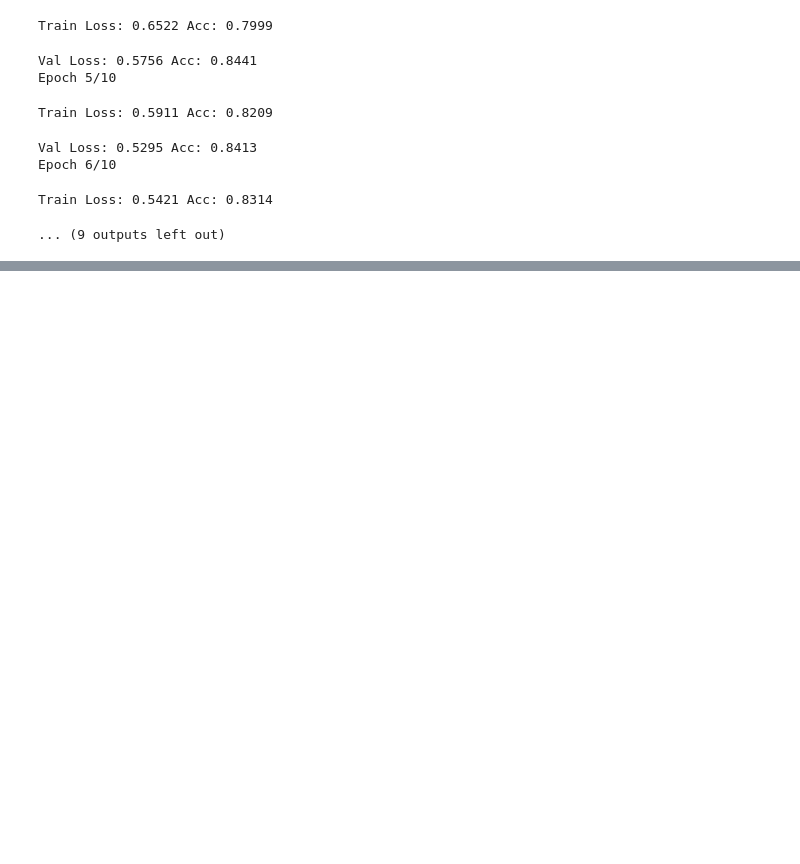
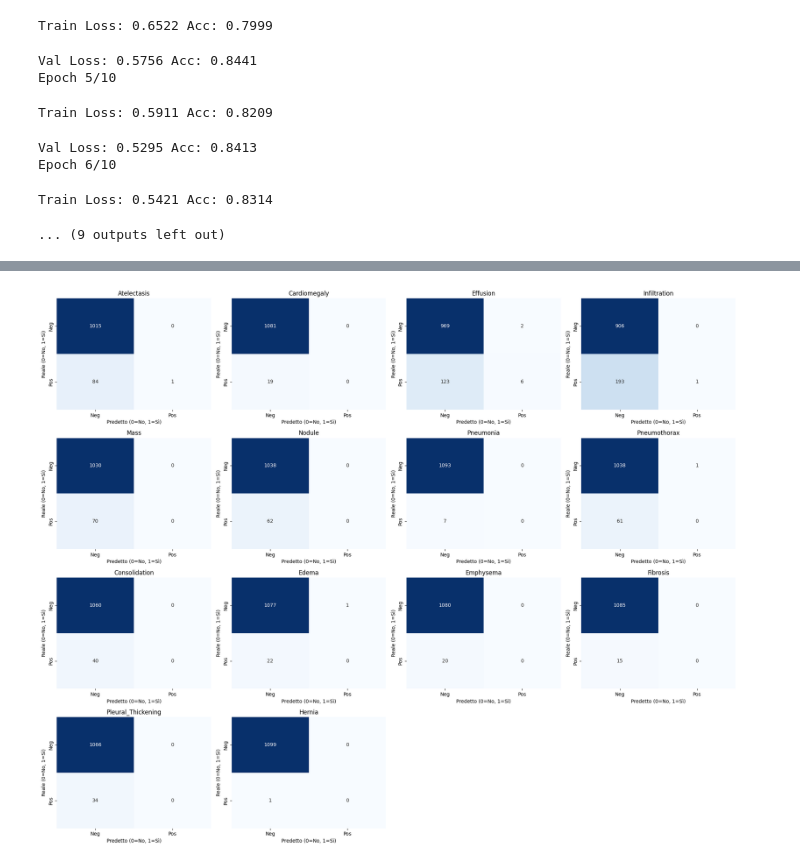
Before and after one commit to vbertei/BrainMRITumorSegmentation, a Jupyter notebook: Progetto_CV_MIRCV.ipynb, the cells around one changed output, grey strips where cells are left out. Saved outputs shown, nothing was run; the diff lists cells and outputs as text; code cells hidden in the pictures; blank space fills up the shorter version.

```diff
--- a/Progetto_CV_MIRCV.ipynb
+++ b/Progetto_CV_MIRCV.ipynb
@@ -1528,0 +1601,63 @@ weighted avg       0.86      0.87      0.86      1405
+# %%
+from sklearn.metrics import multilabel_confusion_matrix
+import seaborn as sns
+
+xray_classes = [
+    'Atelectasis', 'Cardiomegaly', 'Effusion', 'Infiltration', 'Mass', 'Nodule',
+    'Pneumonia', 'Pneumothorax', 'Consolidation', 'Edema', 'Emphysema',
+    'Fibrosis', 'Pleural_Thickening', 'Hernia'
+]
+
+def evaluate_multilabel_xray(model_path, dataloader, class_names, device):
+    print(f"\n--- Valutazione Avanzata Multi-Label X-Ray: {model_path} ---")
+
+    try:
+        model = torch.load(model_path, map_location=device)
+    except FileNotFoundError:
+        print(f"Errore: File {model_path} non trovato.")
+        return
+
+    model.eval()
+    all_preds = []
+    all_labels = []
+
+    print("Generazione predizioni...")
+    with torch.no_grad():
+        for inputs, labels in dataloader:
+            inputs = inputs.to(device)
+            labels = labels.to(device)
+            outputs = model(inputs)
+            probs = torch.sigmoid(outputs)
+            preds = (probs > 0.8).float()
+
+            all_preds.extend(preds.cpu().numpy())
+            all_labels.extend(labels.cpu().numpy())
+
+    print("\nReport Numerico:")
+    print(classification_report(all_labels, all_preds, target_names=class_names, zero_division=0))
+
+    print("Generazione Matrici di Confusione per classe...")
+    mcm = multilabel_confusion_matrix(all_labels, all_preds)
+    num_classes = len(class_names)
+    cols = 4
+    rows = math.ceil(num_classes / cols)
+
+    fig, axes = plt.subplots(rows, cols, figsize=(20, rows * 4))
+    axes = axes.flatten()
+
+    for i, (matrix, name) in enumerate(zip(mcm, class_names)):
+        sns.heatmap(matrix, annot=True, fmt='d', cmap='Blues', ax=axes[i], cbar=False)
+        axes[i].set_title(f"{name}")
+        axes[i].set_xlabel("Predetto (0=No, 1=Sì)")
+        axes[i].set_ylabel("Reale (0=No, 1=Sì)")
+        axes[i].set_xticklabels(['Neg', 'Pos'])
+        axes[i].set_yticklabels(['Neg', 'Pos'])
+    for j in range(i + 1, len(axes)):
+        fig.delaxes(axes[j])
+
+    plt.tight_layout()
+    plt.show()
+
+if 'val_loader' in locals():
+    evaluate_multilabel_xray("./models/resnet18_chestxray.pkl", val_loader, xray_classes, device)
+# %% [output]
@@ -1528,0 +1681 @@ weighted avg       0.86      0.87      0.86      1405
+[figure, added]
```
Also changed, not shown: parts of 5 cells of this notebook, 1 other file.
